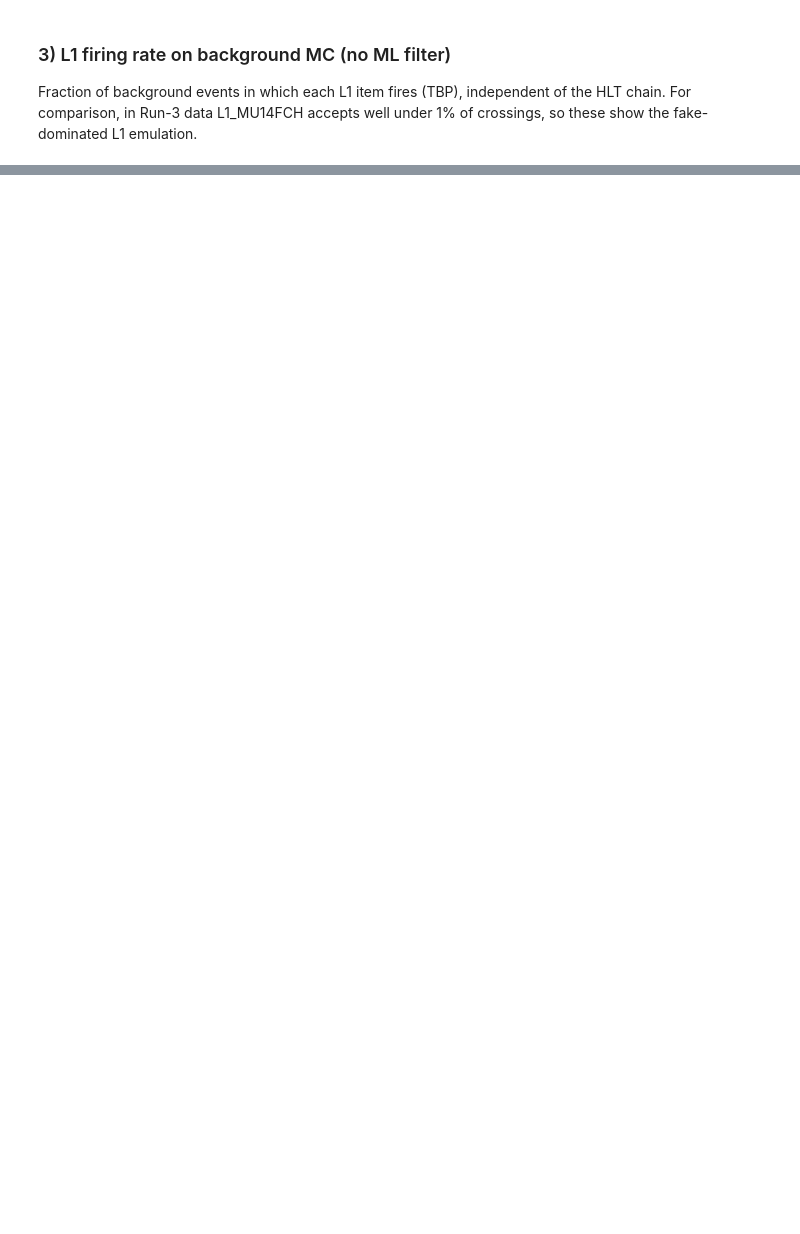
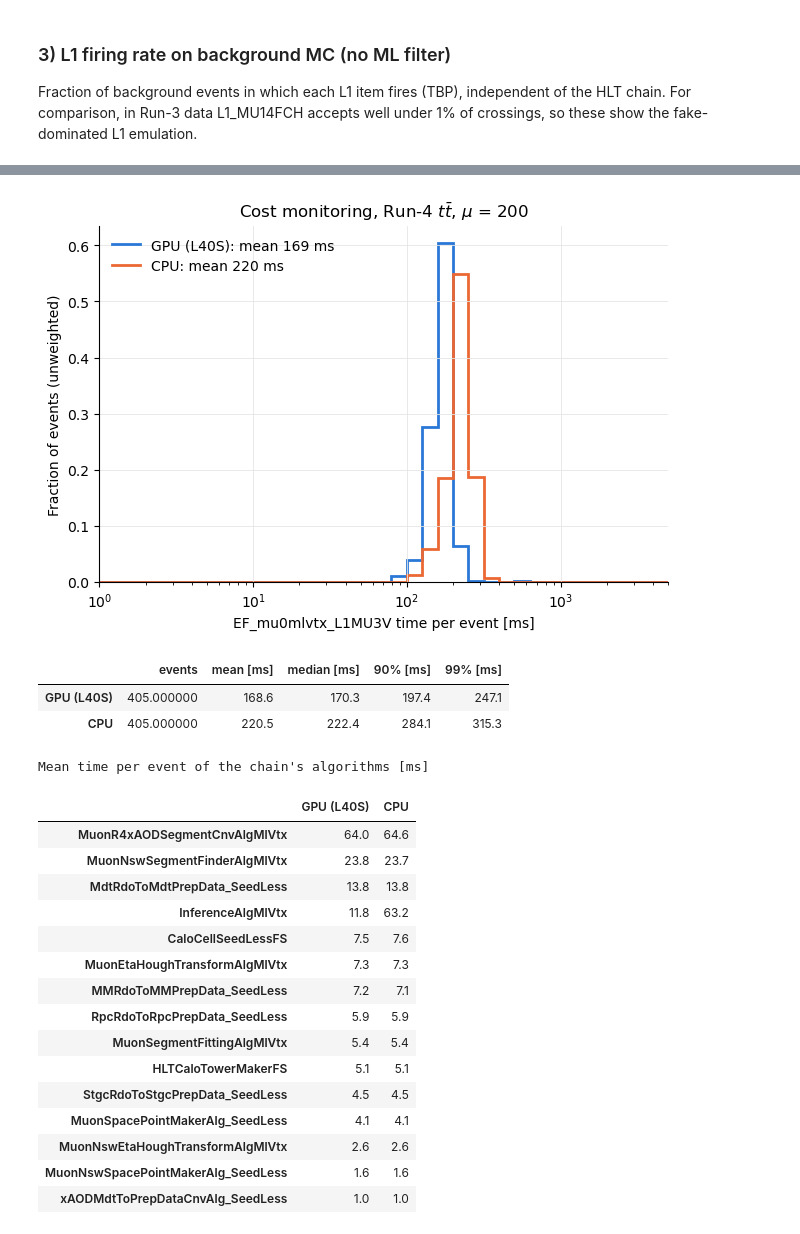
Before and after one commit to davidedicroce/MuonMLDisplacedVtx, a Jupyter notebook: dv_score_eff.ipynb, the cells around one changed output, grey strips where cells are left out. Cells and saved outputs as stored; diff of their text form; code cells hidden in the pictures; blank space fills up the shorter version.

```diff
--- a/dv_score_eff.ipynb
+++ b/dv_score_eff.ipynb
@@ -324,0 +352,26 @@ fire.style.format("{:.1f}%")
+# %%
+UNIQUE_OUT = f"{DV_DIR}/test_rate/unique_eb500306"
+fired_path = f"{UNIQUE_OUT}/primaries_fired.txt"
+if not os.path.exists(fired_path):
+    print("not there yet: run ./run_dv_unique.sh first")
+else:
+    fired = pd.read_csv(fired_path, sep=r"\s+", comment="#", names=["event", "n_fired", "chains"])
+    dv = eb[eb["chain"] & eb["L1_MU3V"]].merge(fired, on="event", how="left")
+    if dv["n_fired"].isna().any():
+        print(f"WARNING: {dv['n_fired'].isna().sum()} DV events not in the primaries rerun (counted as not unique)")
+    dv["unique"] = dv["n_fired"].fillna(1) == 0
+    rows = []
+    for seed in ["L1_MU3V", "L1_MU8F", "L1_MU14FCH", "L1_2MU3V", "L1_2MU5VF", "L1_2MU8F", ("L1_MU14FCH", "L1_2MU8F")]:
+        sel = dv[fires(dv, seed)]
+        uni = sel[sel["unique"]]
+        rows.append({"DV seeded by": seed_name(seed),
+                     "rate": f"{fmt_rate(sel['w'].sum() * scale)} ± {fmt_rate((sel['w'] ** 2).sum() ** 0.5 * scale)}",
+                     "unique rate": f"{fmt_rate(uni['w'].sum() * scale)} ± {fmt_rate((uni['w'] ** 2).sum() ** 0.5 * scale)}",
+                     "unique fraction": f"{100 * uni['w'].sum() / sel['w'].sum():.0f}%",
+                     "EB events (unique)": f"{len(sel)} ({len(uni)})"})
+    display(pd.DataFrame(rows).set_index("DV seeded by"))
+
+    # Which primaries take the DV events (weighted fraction of the L1_MU3V-seeded DV rate)
+    over = dv[~dv["unique"] & dv["chains"].notna()].assign(chain=lambda d: d["chains"].str.split(",")).explode("chain")
+    top = (over.groupby("chain")["w"].sum() / dv["w"].sum() * 100).sort_values(ascending=False).head(15)
+    display(top.rename("% of DV rate also taken").to_frame().style.format("{:.1f}%"))
@@ -324,0 +496,26 @@ fire.style.format("{:.1f}%")
+# %%
+show_cost({"GPU (L40S)": f"{DV_DIR}/test_rate/cost_ttbar_mu200_gpu",
+           "CPU": f"{DV_DIR}/test_rate/cost_ttbar_mu200_cpu"},
+          r"Cost monitoring, Run-4 $t\bar{t}$, $\mu$ = 200", "unweighted")
+# %% [output]
+[figure, added]
+|  | events | mean [ms] | median [ms] | 90% [ms] | 99% [ms] |
+| GPU (L40S) | 405.000000 | 168.6 | 170.3 | 197.4 | 247.1 |
+| CPU | 405.000000 | 220.5 | 222.4 | 284.1 | 315.3 |
+Mean time per event of the chain's algorithms [ms]
+|  | GPU (L40S) | CPU |
+| MuonR4xAODSegmentCnvAlgMlVtx | 64.0 | 64.6 |
+| MuonNswSegmentFinderAlgMlVtx | 23.8 | 23.7 |
+| MdtRdoToMdtPrepData_SeedLess | 13.8 | 13.8 |
+| InferenceAlgMlVtx | 11.8 | 63.2 |
+| CaloCellSeedLessFS | 7.5 | 7.6 |
+| MuonEtaHoughTransformAlgMlVtx | 7.3 | 7.3 |
+| MMRdoToMMPrepData_SeedLess | 7.2 | 7.1 |
+| RpcRdoToRpcPrepData_SeedLess | 5.9 | 5.9 |
+| MuonSegmentFittingAlgMlVtx | 5.4 | 5.4 |
+| HLTCaloTowerMakerFS | 5.1 | 5.1 |
+| StgcRdoToStgcPrepData_SeedLess | 4.5 | 4.5 |
+| MuonSpacePointMakerAlg_SeedLess | 4.1 | 4.1 |
+| MuonNswEtaHoughTransformAlgMlVtx | 2.6 | 2.6 |
+| MuonNswSpacePointMakerAlg_SeedLess | 1.6 | 1.6 |
+| xAODMdtToPrepDataCnvAlg_SeedLess | 1.0 | 1.0 |
```
Also changed, not shown: parts of 15 cells of this notebook.
